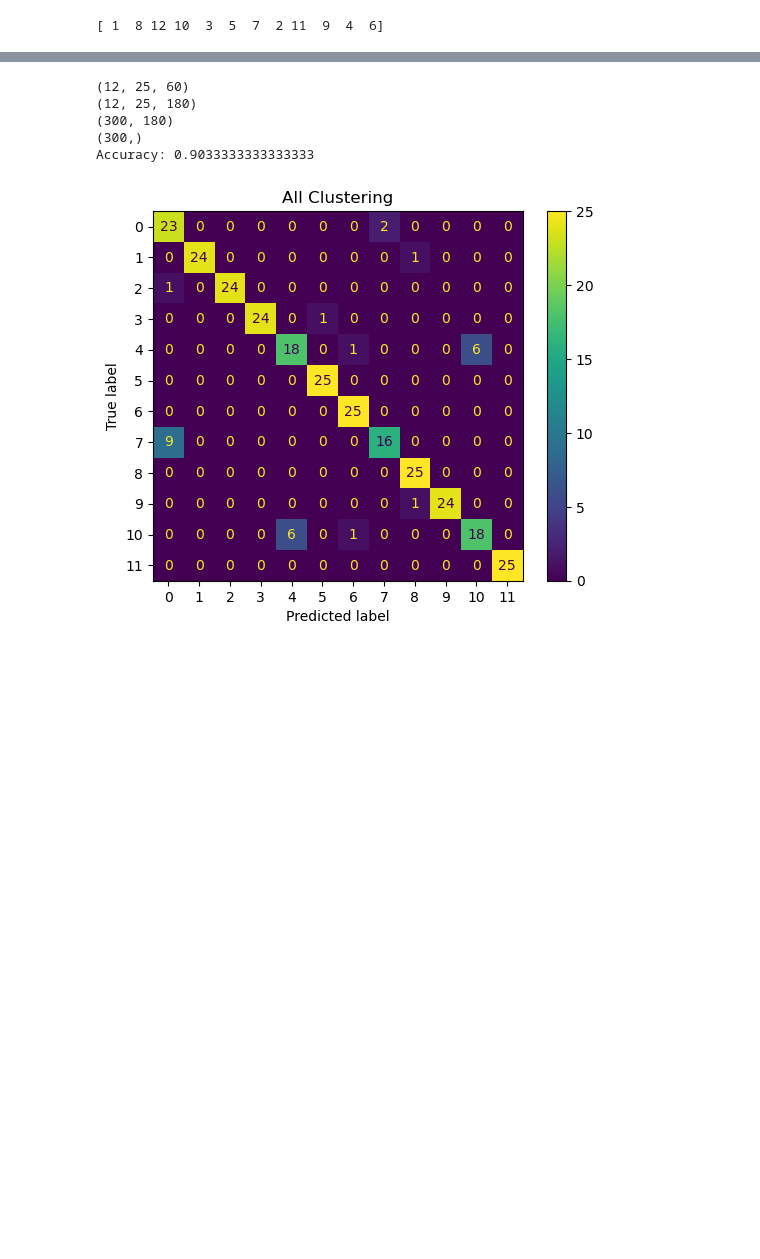
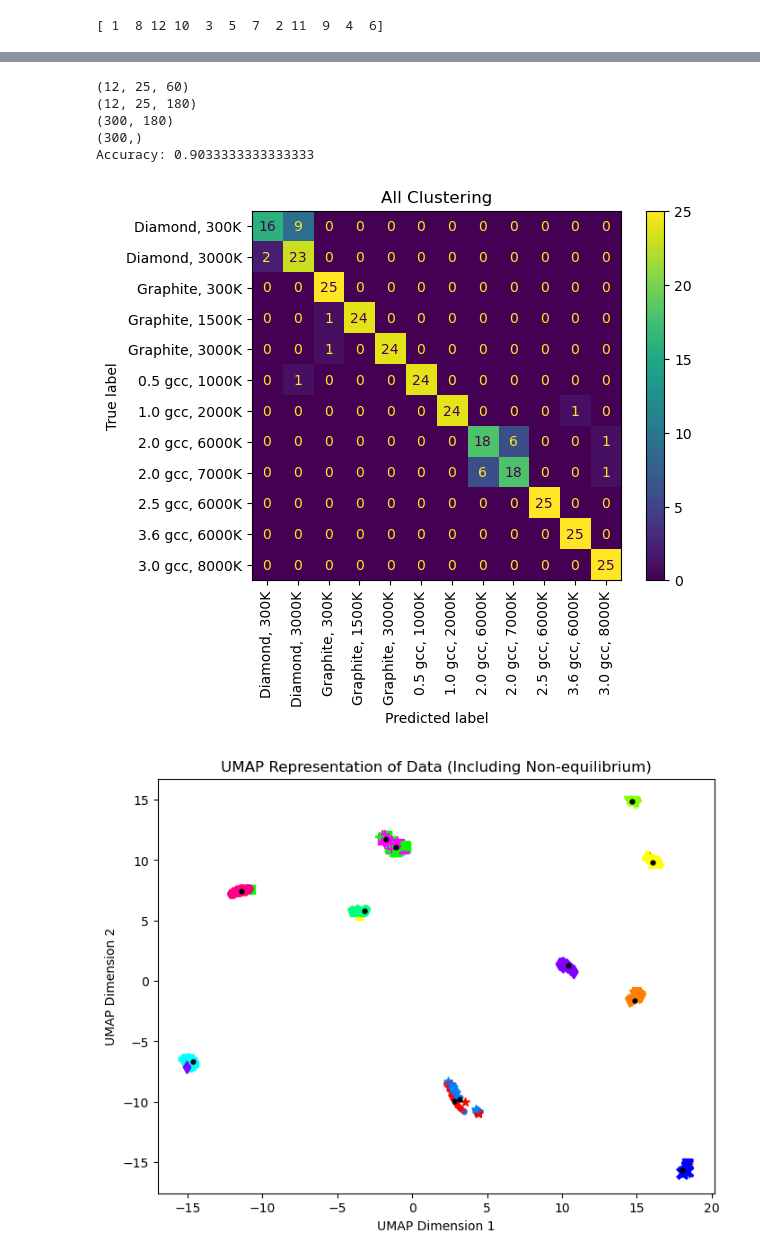
Before and after one commit to laubachb/chimes_CGD-myLLFork, a Jupyter notebook: dissimilarity_clustering/data_clustering.ipynb, the cells around one changed output, grey strips where cells are left out. Cells and saved outputs as stored; diff of their text form; code cells hidden in the pictures; blank space fills up the shorter version.

Commit message:
Added UMAP images

```diff
--- a/dissimilarity_clustering/data_clustering.ipynb
+++ b/dissimilarity_clustering/data_clustering.ipynb
@@ -384,11 +245,6 @@ print(cluster_labels) # Confirm there are 12 unique clusters
 # %% [markdown]
 All Body Analysis
 # %%
-import numpy as np
-from scipy.cluster.hierarchy import fcluster
-from scipy.spatial.distance import euclidean
-from sklearn.metrics import accuracy_score
-
 with open("2b_avg_pd_equilibrium", 'rb') as pickle_file:
     avg_pd_2b = pickle.load(pickle_file)
 
@@ -410,10 +266,10 @@ print(combined_array.shape)  # Output will be (12, 180, 1)
 reshaped_data = np.array(combined_array).reshape(12, 180)
 
 # Create a DataFrame
-df = pd.DataFrame(reshaped_data)
+avg_df = pd.DataFrame(reshaped_data)
 
 # Hierarchical clustering
-linkage_matrix = linkage(df, method='median')  # You can choose a different linkage method
+linkage_matrix = linkage(avg_df, method='median')  # You can choose a different linkage method
 
 # Plot the dendrogram with labeled points
 plt.figure(figsize=(10, 6))
@@ -505,9 +393,5 @@ Accuracy: 0.9551282051282052
 # %%
 # All Frame Classification with HC
-
-from scipy.spatial.distance import cdist
-import numpy as np
-from sklearn.metrics import accuracy_score
 
 with open("2b_all_pd", 'rb') as pickle_file:
     pd_2b = pickle.load(pickle_file)
@@ -525,6 +409,7 @@ all_array = np.concatenate((pd_2b, pd_3b, pd_4b), axis=2)
 print(np.shape(all_array))
 all_array = all_array.reshape(-1,all_array.shape[2])
 print(np.shape(all_array))
+all_equilibrium_df = pd.DataFrame(all_array).dropna()
 
 # Create labels array
 # Define the maximum number of repetitions for each number
@@ -538,36 +423,71 @@ print(np.shape(arr_labels))
 closest_clusters = []
 for new_data_point in all_array:
     # Compute distances to all clusters in the original data
-    distances_to_clusters = cdist(new_data_point.reshape(1, -1), df)
+    distances_to_clusters = cdist(new_data_point.reshape(1, -1), avg_df)
     # Find the index of the closest cluster in the original data
     closest_cluster_index = np.argmin(distances_to_clusters)
     closest_clusters.append(closest_cluster_index)
 # Compute accuracy
 accuracy = accuracy_score(arr_labels, closest_clusters)
 print("Accuracy:", accuracy)
 
 cm = confusion_matrix(arr_labels, closest_clusters)
 
 # Define the new order of indices for visualization
 new_order = [7, 0, 8, 9, 1, 2, 3, 4, 10, 11, 5, 6]
 
 # Reorder rows and columns of the confusion matrix
 reordered_cm = cm[new_order][:, new_order]
 
 # Sort the sp_labels dictionary based on the new_order
 sorted_sp_labels = {k: sp_labels[k] for k in sorted(sp_labels, key=lambda x: new_order.index(x))}
 
 # Plot confusion matrix
 disp = ConfusionMatrixDisplay(confusion_matrix=reordered_cm,
                                display_labels=[sorted_sp_labels[i] for i in sorted_sp_labels.keys()])
 
-disp.plot()
+disp.plot(xticks_rotation=90)
 plt.title("All Clustering")
 plt.show()
+
+# Combine the all_equilibrium and avg dataframes
+frames = [all_equilibrium_df, avg_df]
+all_df = pd.concat(frames)
+
+# Fit the UMAP model to your data and transform it to 2 dimensions
+embedding = umap_model.fit_transform(all_df)
+avg_embedding = embedding[-12:]
+all_embedding = embedding[:-12]
+
+# Plot the embedded data with colors and shapes based on labels
+plt.figure(figsize=(8, 6))  # Adjust figure size if needed
+
+# Define the number of unique labels
+num_labels = 12
+
+# Create a colormap using the 'hsv' colormap
+color_map = [mcolors.hsv_to_rgb([i / num_labels, 1, 1]) for i in range(num_labels)]
+
+shape_map = [".","v","^","1","s","p","P","*","x","d","+","H"]    # Add more shapes if needed
+
+# Plot points based on closest clusters
+for i in range(len(closest_clusters)-1):
+    color = closest_clusters[i]  # Color based on closest cluster
+    shape = arr_labels[i]         # Shape based on arr_labels
+    x, y = all_embedding[i]      # Coordinates of the point
+
+    plt.scatter(x, y, s=50, c=color_map[color], marker=shape_map[shape], label=f'Cluster {color} Shape {shape}')
+
+plt.scatter(avg_embedding[:, 0], avg_embedding[:, 1], s=12, c="black", label="Avg. P(d)")
+plt.xlabel('UMAP Dimension 1')
+plt.ylabel('UMAP Dimension 2')
+plt.title('UMAP Representation of Data (Including Non-equilibrium)')
+plt.show()
 # %% [output]
 (12, 25, 60)
 (12, 25, 180)
 (300, 180)
 (300,)
 Accuracy: 0.9033333333333333
-[figure, old version]
+[figure, new version]
+[figure, added]
```
Also changed, not shown: parts of 6 cells of this notebook.
